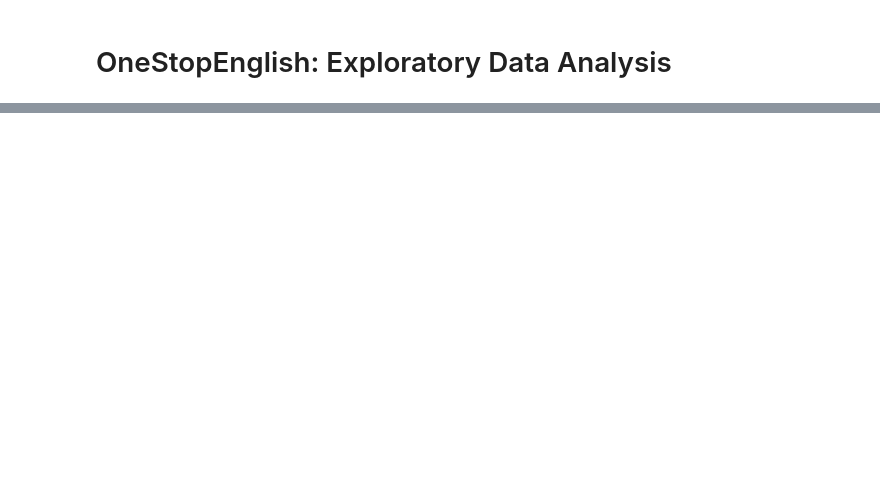
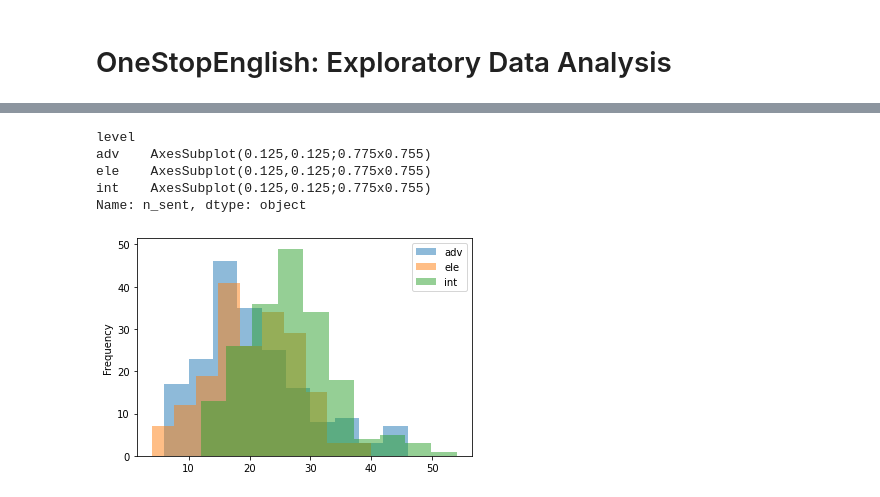
Before and after one commit to bernarddavid/SimplifyIT, a Jupyter notebook: OneStopEng_EDA.ipynb, the cells around one changed output, grey strips where cells are left out. Cells and saved outputs as stored; diff of their text form; code cells hidden in the pictures; blank space fills up the shorter version.

```diff
--- a/OneStopEng_EDA.ipynb
+++ b/OneStopEng_EDA.ipynb
@@ -60,3 +66,12 @@ TextDF['n_sent'] = TextDF['text'].apply(textstat.sentence_count)
 TextDF['n_syll'] = TextDF['text'].apply(textstat.syllable_count)
 TextDF['n_lex'] = TextDF['text'].apply(textstat.lexicon_count)
 TextDF['syll_sent'] = TextDF['n_syll']/TextDF['n_sent']
+# %%
+TextDF.groupby('level')['n_sent'].plot(kind = 'hist', legend = True, alpha = 0.5)
+# %% [output]
+level
+adv    AxesSubplot(0.125,0.125;0.775x0.755)
+ele    AxesSubplot(0.125,0.125;0.775x0.755)
+int    AxesSubplot(0.125,0.125;0.775x0.755)
+Name: n_sent, dtype: object
+[figure, added]
```
Also changed, not shown: parts of 10 cells of this notebook.
